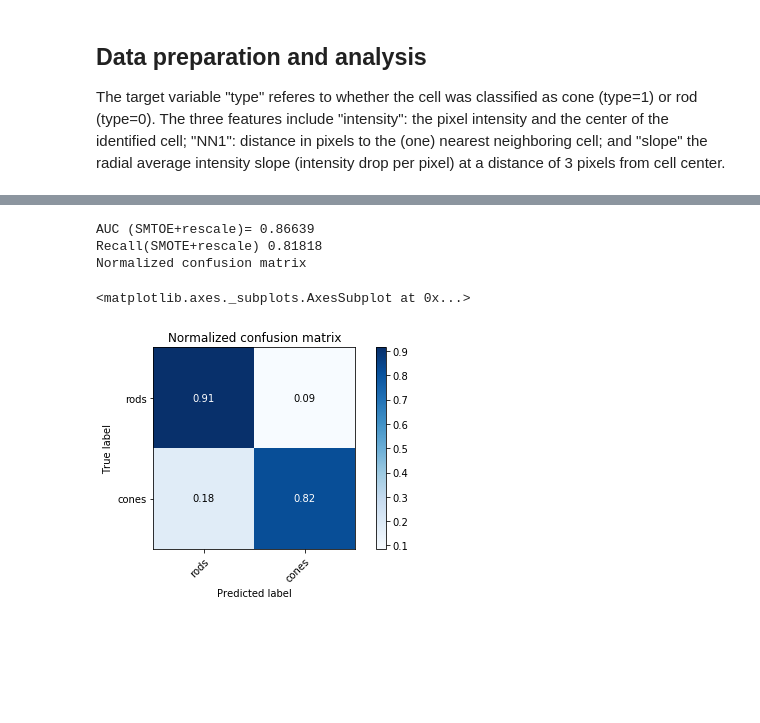
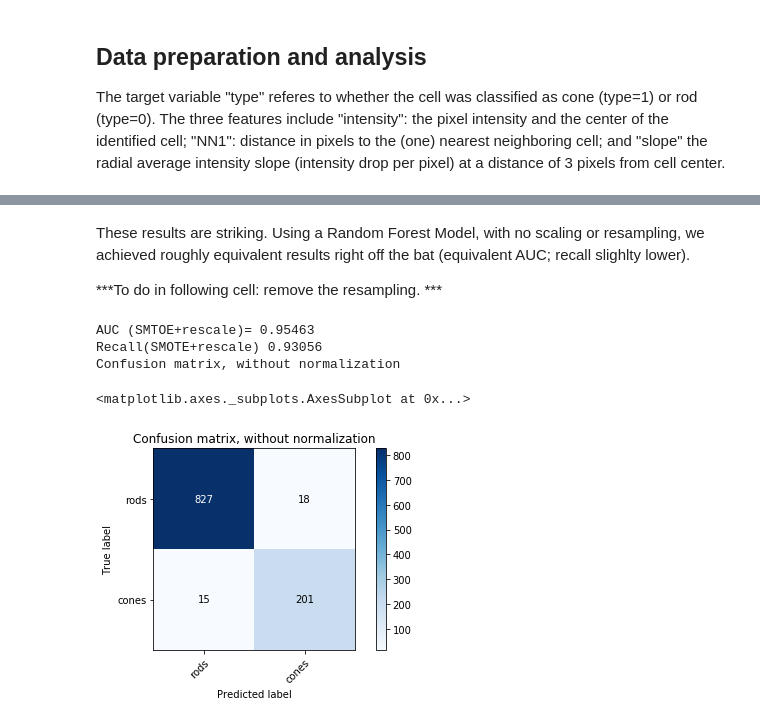
Before and after one commit to ewellsgray/data_science, a Jupyter notebook: pr_cells/cell_predict.ipynb, the cells around one changed output, grey strips where cells are left out. Saved outputs shown, nothing was run; the diff lists cells and outputs as text; code cells hidden in the pictures; blank space fills up the shorter version.

Commit message:
Added descriptive test, cleaned up the code, re-ordered the cells to make a more compelling story

```diff
--- a/pr_cells/cell_predict.ipynb
+++ b/pr_cells/cell_predict.ipynb
@@ -109,12 +119,12 @@ Recall( no scaling ) 0.71146
 # %%
 model = LogisticRegression(random_state=0, solver='liblinear', multi_class='ovr')
-clf2 = Pipeline(steps = [('scaler',StandardScaler()),('model',model)])
+clf_sc = Pipeline(steps = [('scaler',StandardScaler()),('model',model)])
+clf_sc.fit(x_train,y_train)
 
-clf2.fit(x_train,y_train)
+y_predict_sc = clf_sc.predict(x_valid)
 
-y_predict2 = clf2.predict(x_valid)
-auc = roc_auc_score(y_valid, y_predict2)
+auc = roc_auc_score(y_valid, y_predict_sc)
 print('AUC (stand.scaler)=',round(auc,5))
-recall = recall_score(y_valid, y_predict2)
+recall = recall_score(y_valid, y_predict_sc)
 print('Recall(stand.scaler)',round(recall,5))
 # %% [output]
@@ -211,12 +230,12 @@ sc = StandardScaler()
 x_train_sc = sc.fit_transform(x_train)
 x_valid_sc = sc.transform(x_valid)
 
-sm2 = SMOTE(random_state=0, ratio = 1.0)
+sm = SMOTE(random_state=0, ratio = 1.0)
 x_train_sc_res, y_train_res = sm.fit_sample(x_train_sc, y_train)
 
-model3 = LogisticRegression(random_state=0, solver='liblinear', multi_class='ovr')
-model3.fit(x_train_sc_res, y_train_res)
-y_predict_sc_res = model3.predict(x_valid_sc)
+model_sc_res = LogisticRegression(random_state=0, solver='liblinear', multi_class='ovr')
+model_sc_res.fit(x_train_sc_res, y_train_res)
+y_predict_sc_res = model_sc_res.predict(x_valid_sc)
 
 auc2 = roc_auc_score(y_valid, y_predict_sc_res)
 print('AUC (SMTOE+rescale)=',round(auc2,5))
@@ -225,7 +244,7 @@ print('Recall(SMOTE+rescale)',round(recall2,5))
 
 cm = confusion_matrix(y_valid, y_predict_sc_res)
 plot_confusion_matrix(y_valid, y_predict_sc_res, classes=['rods','cones'],
-                          normalize=True,
+                          normalize=False,
                           title=None,
                           cmap=plt.cm.Blues)
 # %% [output]
@@ -237,22 +282,26 @@ Normalized confusion matrix
+# %% [markdown]
+These results are striking. Using a Random Forest Model, with no scaling or resampling, we achieved roughly equivalent results right off the bat (equivalent AUC; recall slighlty lower).
+
+***To do in following cell: remove the resampling. ***
 # %%
 clf_rf = RandomForestClassifier(n_estimators=25, random_state=0)
 
 clf_rf.fit(x_train_sc_res, y_train_res)
 y_predict_clf_rf = clf_rf.predict(x_valid_sc)
 
 auc_rf = roc_auc_score(y_valid, y_predict_clf_rf)
 print('AUC (SMTOE+rescale)=',round(auc_rf,5))
 recall_rf = recall_score(y_valid, y_predict_clf_rf)
 print('Recall(SMOTE+rescale)',round(recall_rf,5))
 
 cm = confusion_matrix(y_valid, y_predict_clf_rf)
 plot_confusion_matrix(y_valid, y_predict_clf_rf, classes=['rods','cones'],
-                          normalize=True,
+                          normalize=False,
                           title=None,
                           cmap=plt.cm.Blues)
 # %% [output]
-AUC (SMTOE+rescale)= 0.86639
-Recall(SMOTE+rescale) 0.81818
-Normalized confusion matrix
+AUC (SMTOE+rescale)= 0.95463
+Recall(SMOTE+rescale) 0.93056
+Confusion matrix, without normalization
 <matplotlib.axes._subplots.AxesSubplot at 0x...>
-[figure, old version]
+[figure, new version]
```
Also changed, not shown: parts of 19 cells of this notebook.
